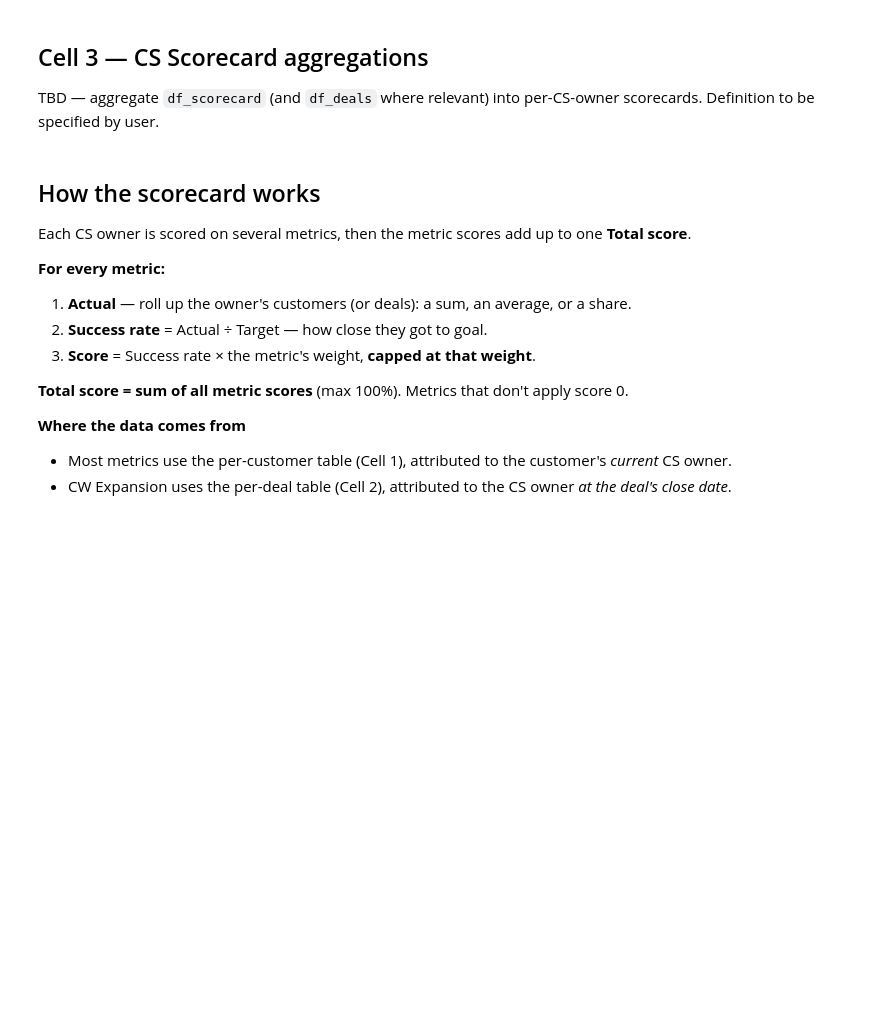
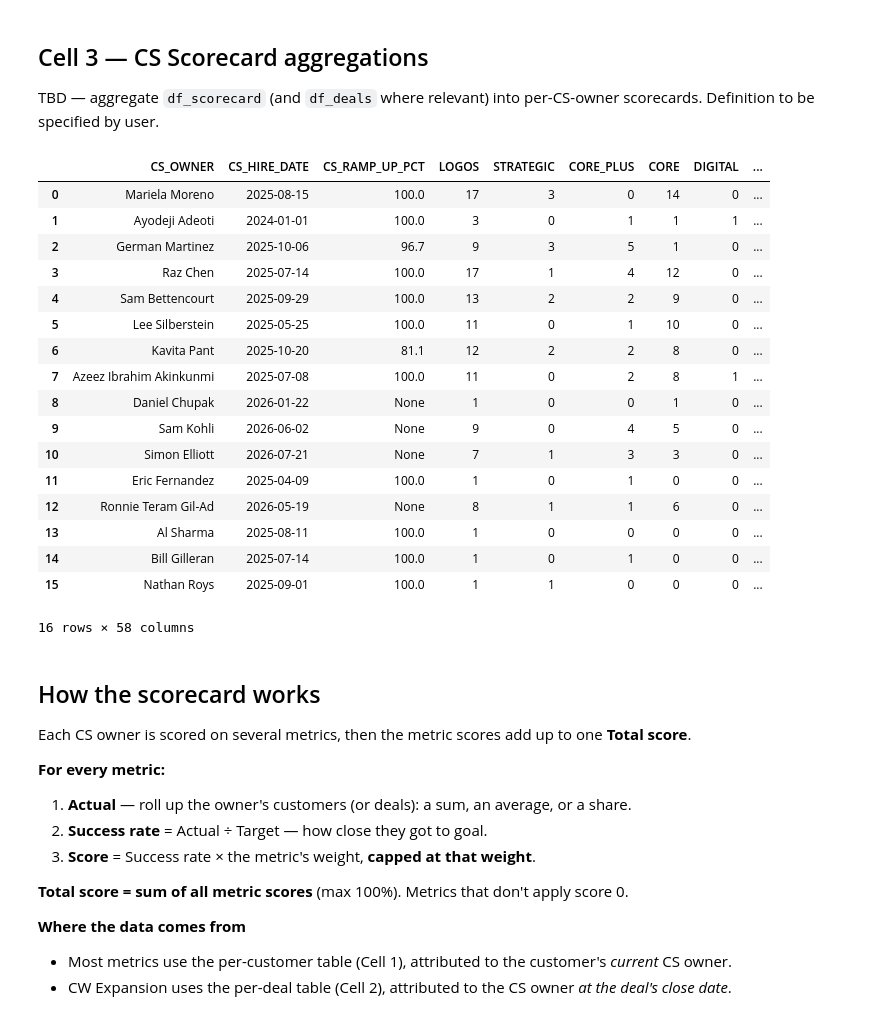
Before and after one commit to guya-alt/snowflake-guy, a Jupyter notebook: tsm_scorecard.ipynb, the cells around one changed output. Saved outputs shown, nothing was run; the diff lists cells and outputs as text; code cells hidden in the pictures; blank space fills up the shorter version.

```diff
--- a/tsm_scorecard.ipynb
+++ b/tsm_scorecard.ipynb
@@ -196,13 +260,7 @@ TBD — aggregate `df_scorecard` (and `df_deals` where relevant) into per-CS-own
 import pandas as pd
 import numpy as np
 
-# CS owners to exclude from the scorecard (not scored)
-EXCLUDED_CS_OWNERS = ['Daniel Chupak', 'Al Sharma', 'Bill Gilleran', 'Nathan Roys', 'Eric Fernandez']
-
-df = df_scorecard[
-    df_scorecard['CS_OWNER'].notna()
-    & ~df_scorecard['CS_OWNER'].isin(EXCLUDED_CS_OWNERS)
-].copy()
+df = df_scorecard[df_scorecard['CS_OWNER'].notna()].copy()
 
 # Fallback if the Targets cell hasn't been run in this kernel session
 _GONG_PER_CQ = globals().get('GONG_MEETINGS_PER_CUSTOMER_PER_QUARTER', 4)
@@ -309,33 +367,52 @@ _exp = (
       .groupby('CS_OWNER')
       .agg(
           CW_EXPANSION_ARR           = ('NET_NEW_ARR',        'sum'),
           CW_EXPANSION_LOGOS         = ('COMPANY_CRM_ID',     'nunique'),
           CW_AVG_DAYS_BEFORE_RENEWAL = ('DAYS_BEFORE_RENEWAL','mean'),
       )
       .reset_index()
 )
 cs = cs.merge(_exp, on='CS_OWNER', how='left')
 cs['CW_EXPANSION_ARR']   = cs['CW_EXPANSION_ARR'].fillna(0)
 cs['CW_EXPANSION_LOGOS'] = cs['CW_EXPANSION_LOGOS'].fillna(0)
 # Score = (Avg days_before_renewal * Net New ARR) / (Expansion logos * 20,000)
 _denom = (cs['CW_EXPANSION_LOGOS'] * 2_000_000).replace(0, np.nan)
 cs['CW_EXPANSION_SCORE'] = (
     cs['CW_AVG_DAYS_BEFORE_RENEWAL'].fillna(0) * cs['CW_EXPANSION_ARR']
 ) / _denom
 cs['CW_EXPANSION_SCORE'] = cs['CW_EXPANSION_SCORE'].fillna(0)   # owners with no expansion -> 0
 cs['CW_EXPANSION_WEIGHTED_SCORE'] = np.minimum(
     cs['CW_EXPANSION_SCORE'] * _w('CW_EXPANSION'), _w('CW_EXPANSION'))
 
 # Total weighted score
 _score_cols = ['NRR_SCORE','GRR_SCORE','LOGO_RETENTION_SCORE',
                'SEAT_UTILIZATION_SCORE','GONG_SCORE',
                'ACTIONS_MOM_SCORE','AVG_BUILDING_SIGNALS_SCORE',
                'CW_EXPANSION_WEIGHTED_SCORE']
 cs['TOTAL_SCORE'] = cs[_score_cols].sum(axis=1)
 
 cs = cs.sort_values('TOTAL_SCORE', ascending=False).reset_index(drop=True)
 
 cs
+# %% [output]
+|  | CS_OWNER | CS_HIRE_DATE | CS_RAMP_UP_PCT | LOGOS | STRATEGIC | CORE_PLUS | CORE | DIGITAL | ... |
+| 0 | Mariela Moreno | 2025-08-15 | 100.0 | 17 | 3 | 0 | 14 | 0 | ... |
+| 1 | Ayodeji Adeoti | 2024-01-01 | 100.0 | 3 | 0 | 1 | 1 | 1 | ... |
+| 2 | German Martinez | 2025-10-06 | 96.7 | 9 | 3 | 5 | 1 | 0 | ... |
+| 3 | Raz Chen | 2025-07-14 | 100.0 | 17 | 1 | 4 | 12 | 0 | ... |
+| 4 | Sam Bettencourt | 2025-09-29 | 100.0 | 13 | 2 | 2 | 9 | 0 | ... |
+| 5 | Lee Silberstein | 2025-05-25 | 100.0 | 11 | 0 | 1 | 10 | 0 | ... |
+| 6 | Kavita Pant | 2025-10-20 | 81.1 | 12 | 2 | 2 | 8 | 0 | ... |
+| 7 | Azeez Ibrahim Akinkunmi | 2025-07-08 | 100.0 | 11 | 0 | 2 | 8 | 1 | ... |
+| 8 | Daniel Chupak | 2026-01-22 | None | 1 | 0 | 0 | 1 | 0 | ... |
+| 9 | Sam Kohli | 2026-06-02 | None | 9 | 0 | 4 | 5 | 0 | ... |
+| 10 | Simon Elliott | 2026-07-21 | None | 7 | 1 | 3 | 3 | 0 | ... |
+| 11 | Eric Fernandez | 2025-04-09 | 100.0 | 1 | 0 | 1 | 0 | 0 | ... |
+| 12 | Ronnie Teram Gil-Ad | 2026-05-19 | None | 8 | 1 | 1 | 6 | 0 | ... |
+| 13 | Al Sharma | 2025-08-11 | 100.0 | 1 | 0 | 0 | 0 | 0 | ... |
+| 14 | Bill Gilleran | 2025-07-14 | 100.0 | 1 | 0 | 1 | 0 | 0 | ... |
+| 15 | Nathan Roys | 2025-09-01 | 100.0 | 1 | 1 | 0 | 0 | 0 | ... |
+16 rows × 58 columns
 # %% [markdown]
 ## How the scorecard works
 
```
Also changed, not shown: parts of 9 cells of this notebook.
